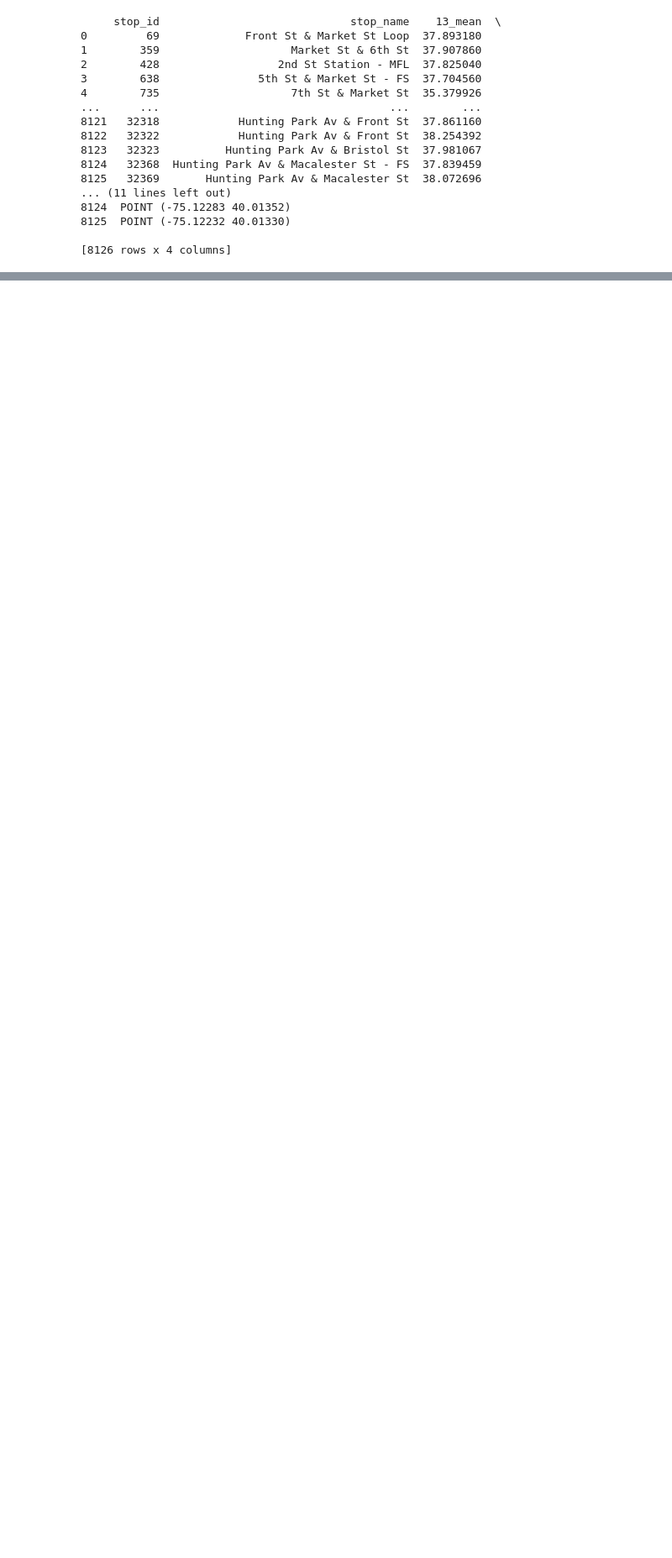
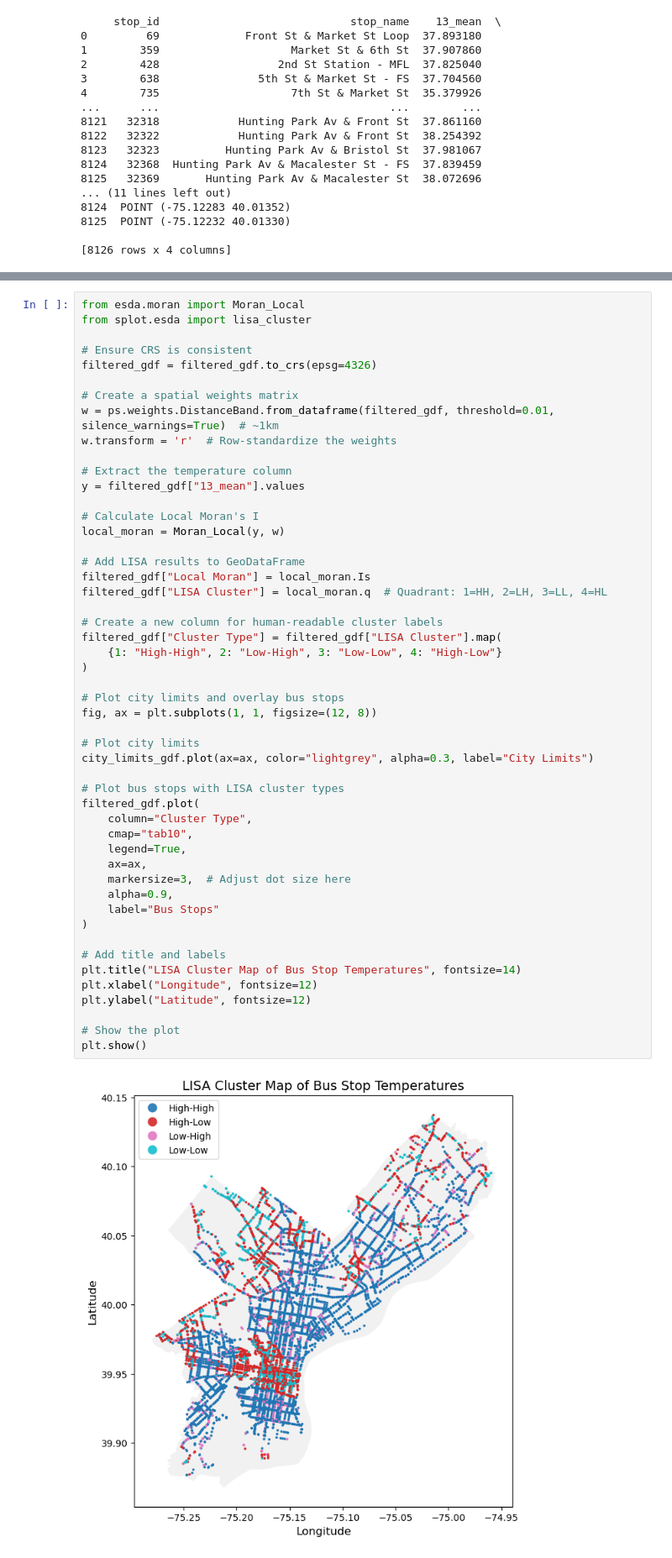
Before and after one commit to ZoeyGuo709/Final, a Jupyter notebook: Code/MidDay.ipynb, the cells around one changed output, grey strips where cells are left out. Shown at 84% size. Drawn from its saved outputs; the diff is of its cells as text; blank space fills up the shorter version.

```diff
--- a/Code/MidDay.ipynb
+++ b/Code/MidDay.ipynb
@@ -348,0 +409,52 @@ See: https://matplotlib.org/stable/tutorials/intermediate/legend_guide.html#impl
+# %%
+from esda.moran import Moran_Local
+from splot.esda import lisa_cluster
+
+# Ensure CRS is consistent
+filtered_gdf = filtered_gdf.to_crs(epsg=4326)
+
+# Create a spatial weights matrix
+w = ps.weights.DistanceBand.from_dataframe(filtered_gdf, threshold=0.01, silence_warnings=True)  # ~1km
+w.transform = 'r'  # Row-standardize the weights
+
+# Extract the temperature column
+y = filtered_gdf["13_mean"].values
+
+# Calculate Local Moran's I
+local_moran = Moran_Local(y, w)
+
+# Add LISA results to GeoDataFrame
+filtered_gdf["Local Moran"] = local_moran.Is
+filtered_gdf["LISA Cluster"] = local_moran.q  # Quadrant: 1=HH, 2=LH, 3=LL, 4=HL
+
+# Create a new column for human-readable cluster labels
+filtered_gdf["Cluster Type"] = filtered_gdf["LISA Cluster"].map(
+    {1: "High-High", 2: "Low-High", 3: "Low-Low", 4: "High-Low"}
+)
+
+# Plot city limits and overlay bus stops
+fig, ax = plt.subplots(1, 1, figsize=(12, 8))
+
+# Plot city limits
+city_limits_gdf.plot(ax=ax, color="lightgrey", alpha=0.3, label="City Limits")
+
+# Plot bus stops with LISA cluster types
+filtered_gdf.plot(
+    column="Cluster Type",
+    cmap="tab10",
+    legend=True,
+    ax=ax,
+    markersize=3,  # Adjust dot size here
+    alpha=0.9,
+    label="Bus Stops"
+)
+
+# Add title and labels
+plt.title("LISA Cluster Map of Bus Stop Temperatures", fontsize=14)
+plt.xlabel("Longitude", fontsize=12)
+plt.ylabel("Latitude", fontsize=12)
+
+# Show the plot
+plt.show()
+# %% [output]
+[figure, added]
```
Also changed, not shown: parts of 6 cells of this notebook, 13 other files.
